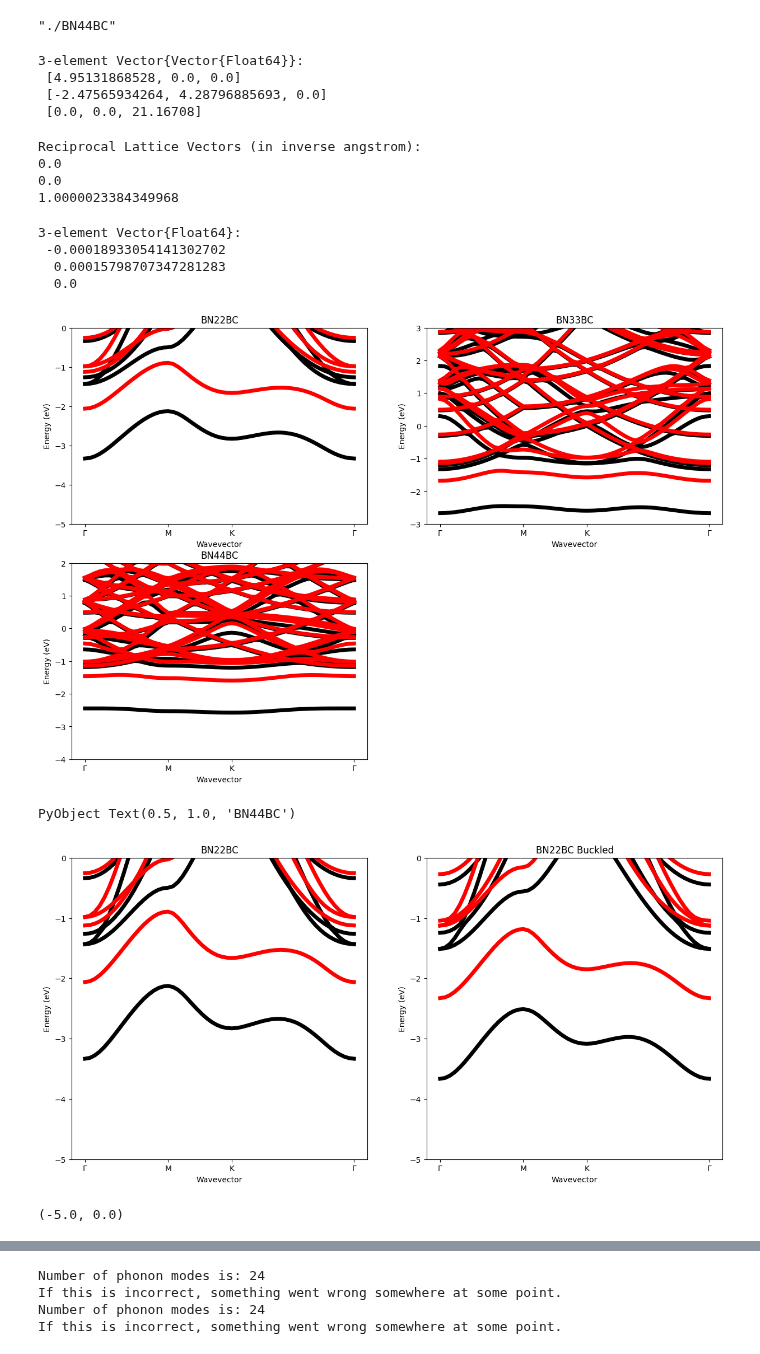
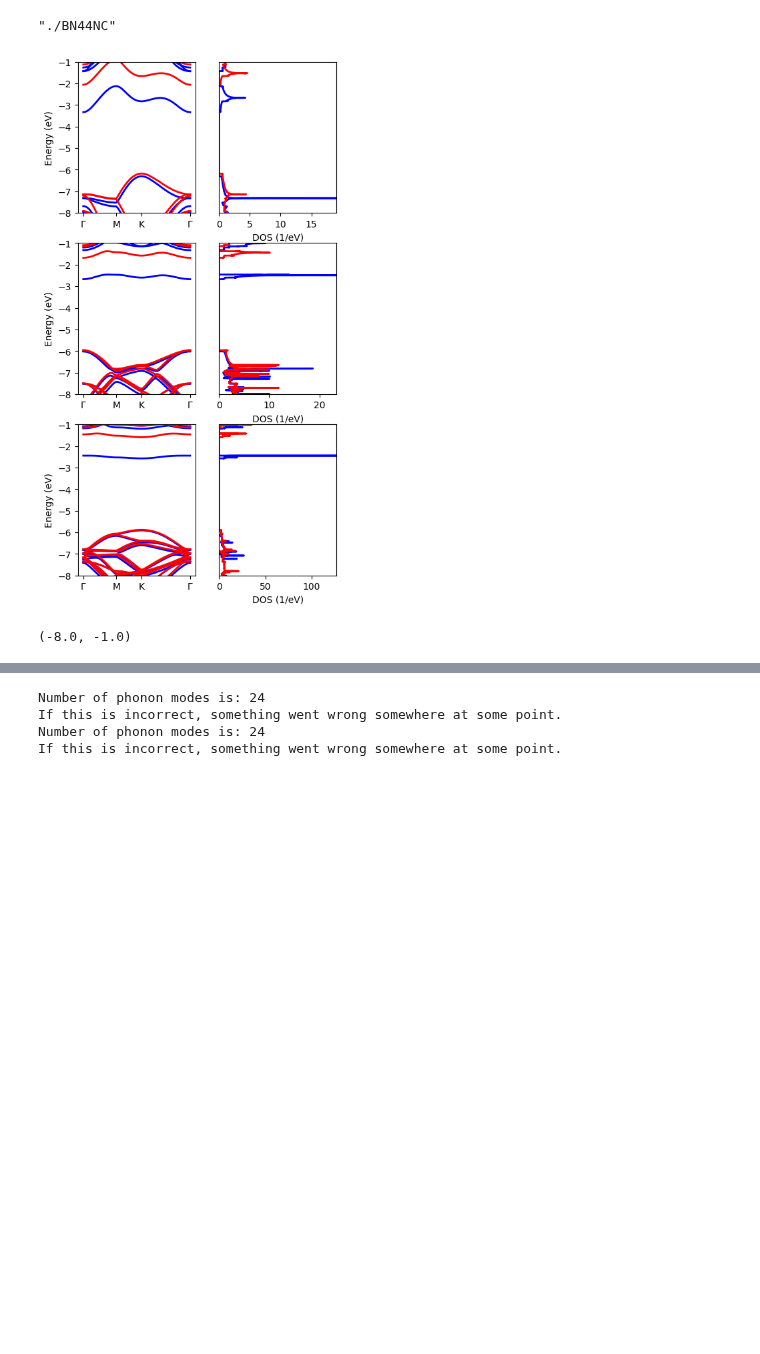
Before and after one commit to AliGhorashiCMT/Plasmons_Paper, a Jupyter notebook: Substitutional_Defects/Analyze.ipynb, the cells around one changed output, grey strips where cells are left out. Drawn from its saved outputs; the diff is of its cells as text; code cells hidden in the pictures; blank space fills up the shorter version.

```diff
--- a/Substitutional_Defects/Analyze.ipynb
+++ b/Substitutional_Defects/Analyze.ipynb
@@ -10,58 +15,22 @@ bn22bc_dir="./BN22BC"
 bn22bc_buckled_dir="./BN22BC_Buckled"
 bn33bc_dir="./BN33BC"
 bn44bc_dir="./BN44BC"
+
+bn22nc_dir="./BN22NC"
+bn33nc_dir="./BN33NC"
+bn44nc_dir="./BN44NC"
 # %% [output]
-"./BN44BC"
+"./BN44NC"
-# %%
-lattice_vectors = loadlattice("$bn22bc_dir/BN22BC.out")
-# %% [output]
-3-element Vector{Vector{Float64}}:
- [4.95131868528, 0.0, 0.0]
- [-2.47565934264, 4.28796885693, 0.0]
- [0.0, 0.0, 21.16708]
-# %%
-for vector in loadreciprocallattice("$bn22bc_dir/BN22BC.out")
-    println(sum(vector.*lattice_vectors[3])/2/pi)
-end
-# %% [output]
-Reciprocal Lattice Vectors (in inverse angstrom):
-0.0
-0.0
-1.0000023384349968
-# %%
-k = normalize_kvector(lattice_vectors, [-0.000240259, 9.27858e-05, 0])
-# %% [output]
-3-element Vector{Float64}:
- -0.00018933054141302702
-  0.00015798707347281283
-  0.0
-# %%
-figure(figsize=(15, 10))
-subplot(2, 2, 1)
-plot_bands("$bn22bc_dir/BN22BC.bands.eigenvals", spin=2, to_greek=true)
-title("BN22BC")
-ylim(-5, 0)
-subplot(2, 2, 2)
-plot_bands("$bn33bc_dir/BN33BC.bands.eigenvals", spin=2, to_greek=true)
-title("BN33BC")
-ylim(-3, 3)
-subplot(2, 2, 3)
-plot_bands("$bn44bc_dir/BN44BC.bands.eigenvals", spin=2, to_greek=true)
-ylim(-4, 2)
-title("BN44BC")
-# %% [output]
-[figure, removed]
-PyObject Text(0.5, 1.0, 'BN44BC')
-# %%
-figure(figsize=(15, 7))
-subplot(1, 2, 1)
-plot_bands("$bn22bc_dir/BN22BC.bands.eigenvals", spin=2, to_greek=true)
-title("BN22BC")
-ylim(-5, 0)
-subplot(1, 2, 2)
-plot_bands("$bn22bc_buckled_dir/BN22BC.bands.eigenvals", spin=2, to_greek=true)
-title("BN22BC Buckled")
-ylim(-5, 0)
-# %% [output]
-[figure, removed]
-(-5.0, 0.0)
+# %%
+figure(figsize=(5, 10))
+bandsoverlayedDOS2(bn22bc_dir*"/DOS/BN22BC.dosUp", bn22bc_dir*"/DOS/BN22BC.dosDn", bn22bc_dir*"/BN22BC.bands.eigenvals"
+,(-8, -1), color_up = "blue", color_dn="red", linewidth=2, band_subplot=[3, 2, 1], dos_subplot=[3, 2, 2], dos_yticks=false)
+
+bandsoverlayedDOS2(bn33bc_dir*"/DOS/BN33BC.dosUp", bn33bc_dir*"/DOS/BN33BC.dosDn", bn33bc_dir*"/BN33BC.bands.eigenvals"
+,(-8, -1), color_up = "blue", color_dn="red", linewidth=2, band_subplot=[3, 2, 3], dos_subplot=[3, 2, 4], dos_yticks=false)
+
+bandsoverlayedDOS2(bn44bc_dir*"/DOS/BN44BC.dosUp", bn44bc_dir*"/DOS/BN44BC.dosDn", bn44bc_dir*"/BN44BC.bands.eigenvals"
+,(-8, -1), color_up = "blue", color_dn="red", linewidth=2, band_subplot=[3, 2, 5], dos_subplot=[3, 2, 6], dos_yticks=false)
+# %% [output]
+[figure, added]
+(-8.0, -1.0)
```
Also changed, not shown: parts of 13 cells of this notebook.
